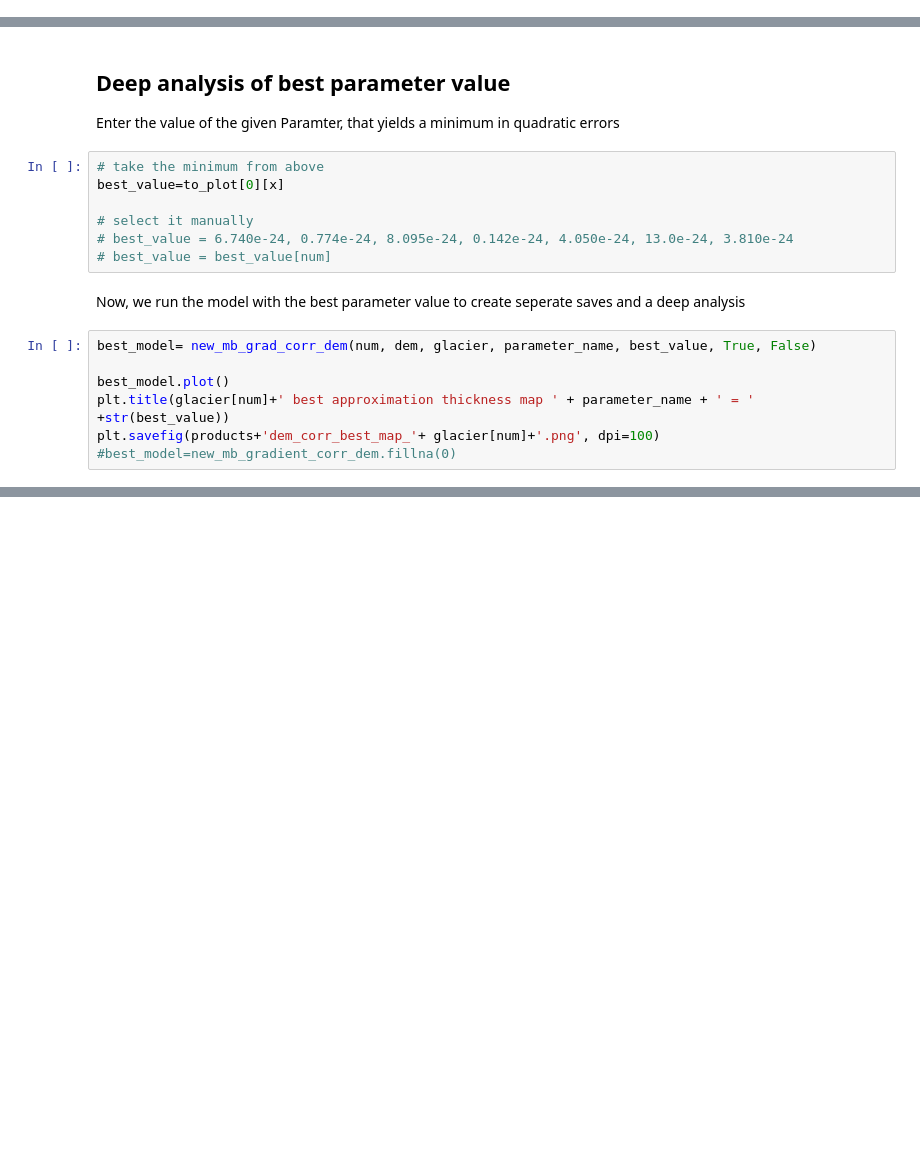
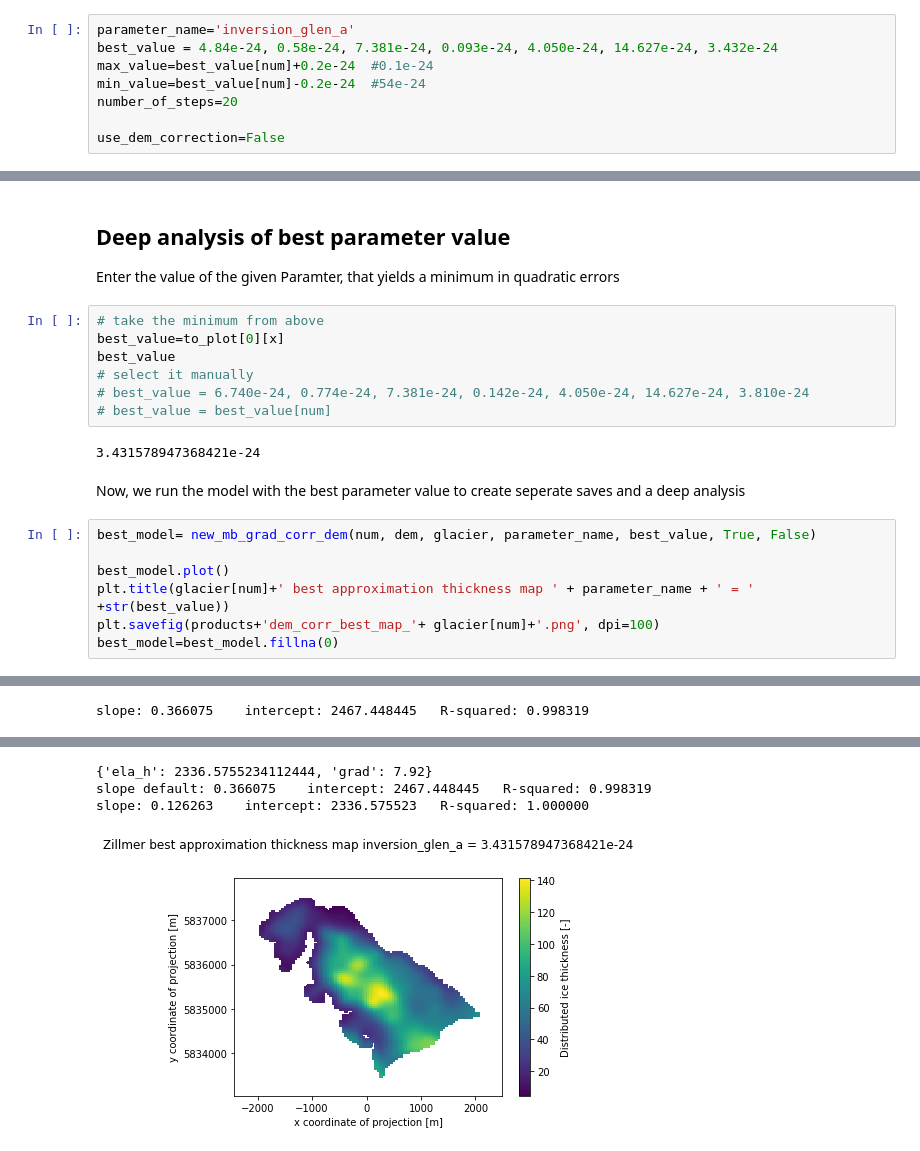
Before and after one commit to bpelto/OGGM-Columbia-Project, a Jupyter notebook: optimized_thickness.ipynb, the cells around one changed output, grey strips where cells are left out. Saved outputs shown, nothing was run; the diff lists cells and outputs as text; blank space fills up the shorter version.

```diff
--- a/optimized_thickness.ipynb
+++ b/optimized_thickness.ipynb
@@ -565,3 +565,11 @@ use_dem_correction=True
+# %%
+parameter_name='inversion_glen_a'
+best_value = 4.84e-24, 0.58e-24, 7.381e-24, 0.093e-24, 4.050e-24, 14.627e-24, 3.432e-24
+max_value=best_value[num]+0.2e-24  #0.1e-24
+min_value=best_value[num]-0.2e-24  #54e-24
+number_of_steps=20
+
+use_dem_correction=False
 # %% [markdown]
 ## The actual iteration takes place here
 
@@ -601,10 +612,12 @@ Enter the value of the given Paramter, that yields a minimum in quadratic errors
 # %%
 # take the minimum from above
 best_value=to_plot[0][x]
-
+best_value
 # select it manually
-# best_value = 6.740e-24, 0.774e-24, 8.095e-24, 0.142e-24, 4.050e-24, 13.0e-24, 3.810e-24
+# best_value = 6.740e-24, 0.774e-24, 7.381e-24, 0.142e-24, 4.050e-24, 14.627e-24, 3.810e-24
 # best_value = best_value[num]
+# %% [output]
+3.431578947368421e-24
 # %% [markdown]
 Now, we run the model with the best parameter value to create seperate saves and a deep analysis
 # %%
@@ -613,4 +626,5 @@ best_model= new_mb_grad_corr_dem(num, dem, glacier, parameter_name, best_value,
 best_model.plot()
 plt.title(glacier[num]+' best approximation thickness map ' + parameter_name + ' = ' +str(best_value))
 plt.savefig(products+'dem_corr_best_map_'+ glacier[num]+'.png', dpi=100)
-#best_model=new_mb_gradient_corr_dem.fillna(0)
+best_model=best_model.fillna(0)
+# %% [output]
@@ -616,0 +650 @@ plt.savefig(products+'dem_corr_best_map_'+ glacier[num]+'.png', dpi=100)
+slope: 0.366075    intercept: 2467.448445   R-squared: 0.998319
@@ -617,3 +653,7 @@ plt.savefig(products+'dem_corr_best_map_'+ glacier[num]+'.png', dpi=100)
+{'ela_h': 2336.5755234112444, 'grad': 7.92}
+slope default: 0.366075    intercept: 2467.448445   R-squared: 0.998319
+slope: 0.126263    intercept: 2336.575523   R-squared: 1.000000
+[figure, added]
 # %%
 # plot and save
 (best_model-new_mb_gradient_corr_dem_copy).plot(cmap='RdBu', vmin=-100, vmax=100)
```
Also changed, not shown: parts of 18 cells of this notebook.
